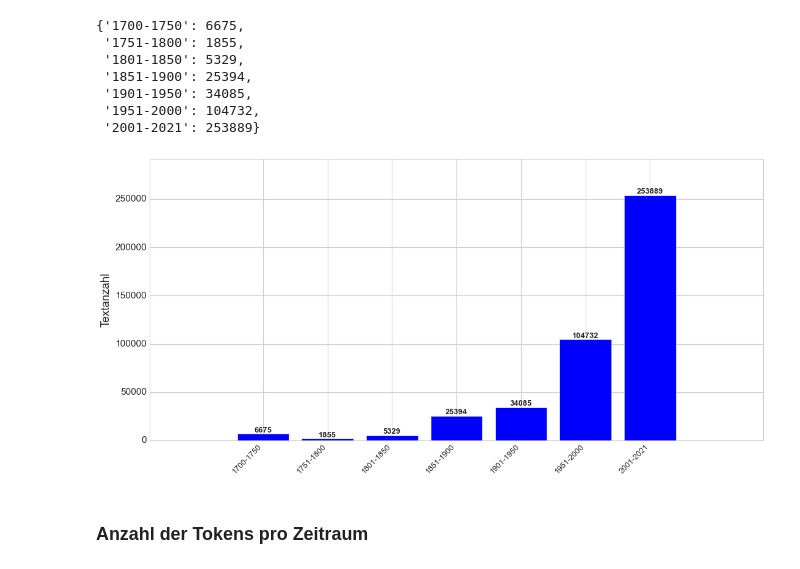
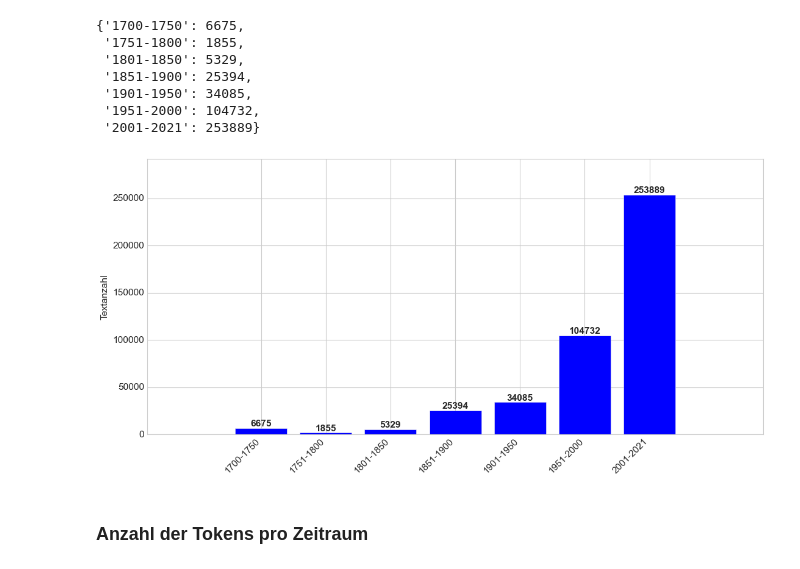
Before and after one commit to Sophia796/MA_Expressivity, a Jupyter notebook: Korpus/Explore_Corpus.ipynb, the cells around one changed output. Drawn from its saved outputs; the diff is of its cells as text; code cells hidden in the pictures.

```diff
--- a/Korpus/Explore_Corpus.ipynb
+++ b/Korpus/Explore_Corpus.ipynb
@@ -46,25 +46,25 @@ per_len
 # %%
 plt.figure(figsize=[14, 7])
 plt.style.use('seaborn-whitegrid')
 
 x_indexes = np.arange(len(periods))
 plt.bar(x_indexes, per_len.values(), label='Textanzahl', width=0.8, color='b')
-plt.xticks(ticks = x_indexes, labels = per_len.keys(), rotation=45, horizontalalignment='right', fontsize='small')
+plt.xticks(ticks = x_indexes, labels = per_len.keys(), rotation=45, horizontalalignment='right', fontsize='medium')
 #plt.xlabel('Zeiträume')
-plt.ylabel('Textanzahl')
+plt.ylabel(ylabel='Textanzahl', size='medium')
 
 #plt.ticklabel_format(axis='y', style='sci', scilimits=(0,0))
 plt.tight_layout()
 plt.margins(0.2, 0.15)
 
 for i, j in zip(x_indexes, per_len.values()):
        plt.annotate(j, xy=(i,j), xycoords='data', verticalalignment='bottom', horizontalalignment='center',
-                    fontweight='demi', fontsize='small')
+                    fontweight='demi', fontsize='medium')
 
 #plt.savefig('Plots/corpusbig_textanzahl.png')
 plt.show()
 # %% [output]
-[figure, old version]
+[figure, new version]
 # %% [markdown]
 ### Anzahl der Tokens pro Zeitraum
 # %%
```
Also changed, not shown: parts of 3 cells of this notebook, 8 other files.
